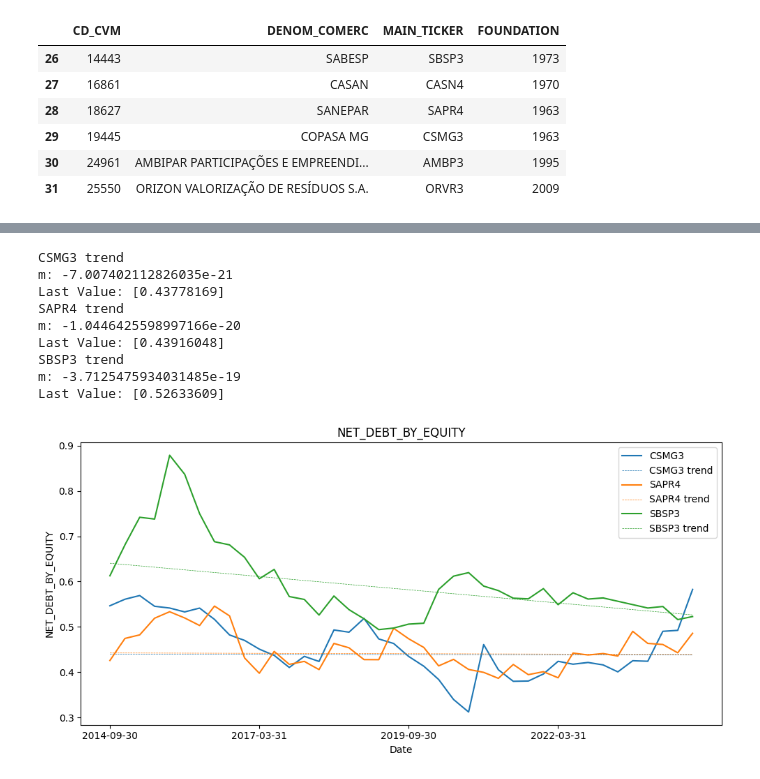
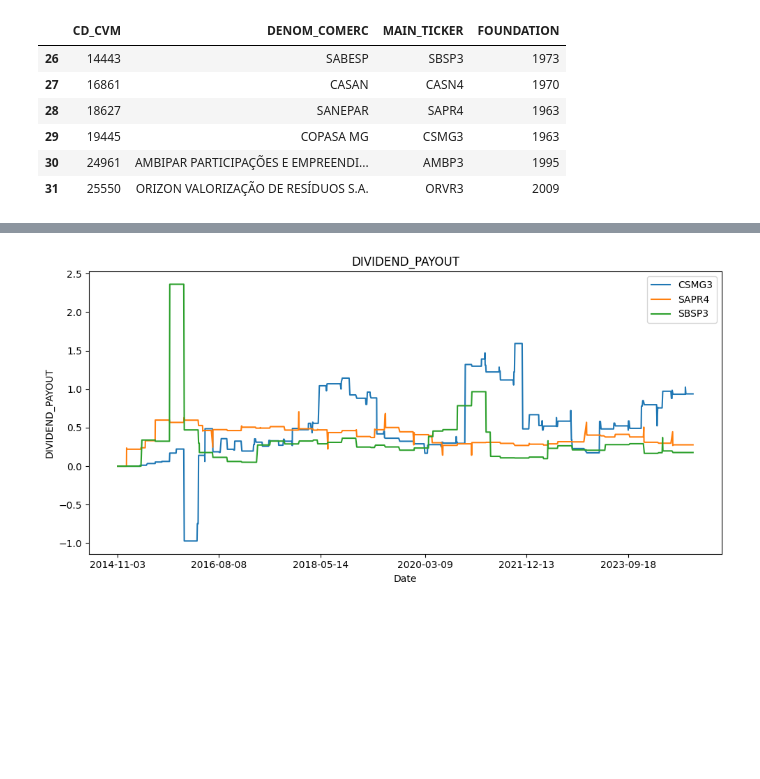
Before and after one commit to boa50/investment-analysis-etl, a Jupyter notebook: analysis/stock-analysis.ipynb, the cells around one changed output, grey strips where cells are left out. Saved outputs shown, nothing was run; the diff lists cells and outputs as text; code cells hidden in the pictures; blank space fills up the shorter version.

```diff
--- a/analysis/stock-analysis.ipynb
+++ b/analysis/stock-analysis.ipynb
@@ -39,29 +39,20 @@ measures.get_latest_values_by_segmento("Água e Saneamento")
 | 0 | SEGMENTO | 0.000000 | 0.000000 | -5.018952 | 3.422818 | 0.037654 | 0.252037 | 0.114179 | ... |
 # %%
 tickers=["CSMG3", "SAPR4", "SBSP3"]
-# tickers=["LAND3"]
+# tickers=["SBSP3"]
 show_segment = False
-show_trend = True
+show_trend = False
 
 # for ticker in tickers:
 #     plot.plot_equity_evolution(ticker)
 
-plot.plot_historical_kpi(tickers=tickers, kpi="NET_DEBT_BY_EQUITY", show_segment=show_segment, show_trend=show_trend)
+# plot.plot_historical_kpi(tickers=tickers, kpi="NET_DEBT_BY_EQUITY", show_segment=show_segment, show_trend=show_trend)
 # plot.plot_historical_kpi(tickers=tickers, kpi="NET_DEBT_BY_EBIT", show_segment=show_segment, show_trend=show_trend)
 # plot.plot_historical_kpi(tickers=tickers, kpi="PROFIT", show_segment=show_segment, show_trend=show_trend)
 # plot.plot_historical_kpi(tickers=tickers, kpi="ROE", show_segment=show_segment, show_trend=show_trend)
 # plot.plot_historical_kpi(tickers=tickers, kpi="CGAR_5_YEARS_PROFIT", show_segment=show_segment, show_trend=show_trend)
 # plot.plot_historical_kpi(tickers=tickers, kpi="DIVIDEND_YIELD", show_segment=show_segment, show_trend=show_trend)
-# plot.plot_historical_kpi(tickers=tickers, kpi="DIVIDEND_PAYOUT", show_segment=show_segment, show_trend=show_trend)
+plot.plot_historical_kpi(tickers=tickers, kpi="DIVIDEND_PAYOUT", show_segment=show_segment, show_trend=show_trend)
 # plot.plot_historical_kpi(tickers=tickers, kpi="NET_MARGIN", show_segment=show_segment, show_trend=show_trend)
 # %% [output]
-CSMG3 trend
-m: -7.007402112826035e-21
-Last Value: [0.43778169]
-SAPR4 trend
-m: -1.0446425598997166e-20
-Last Value: [0.43916048]
-SBSP3 trend
-m: -3.7125475934031485e-19
-Last Value: [0.52633609]
-[figure, old version]
+[figure, new version]
```
Also changed, not shown: parts of 2 cells of this notebook, 1 other file.
